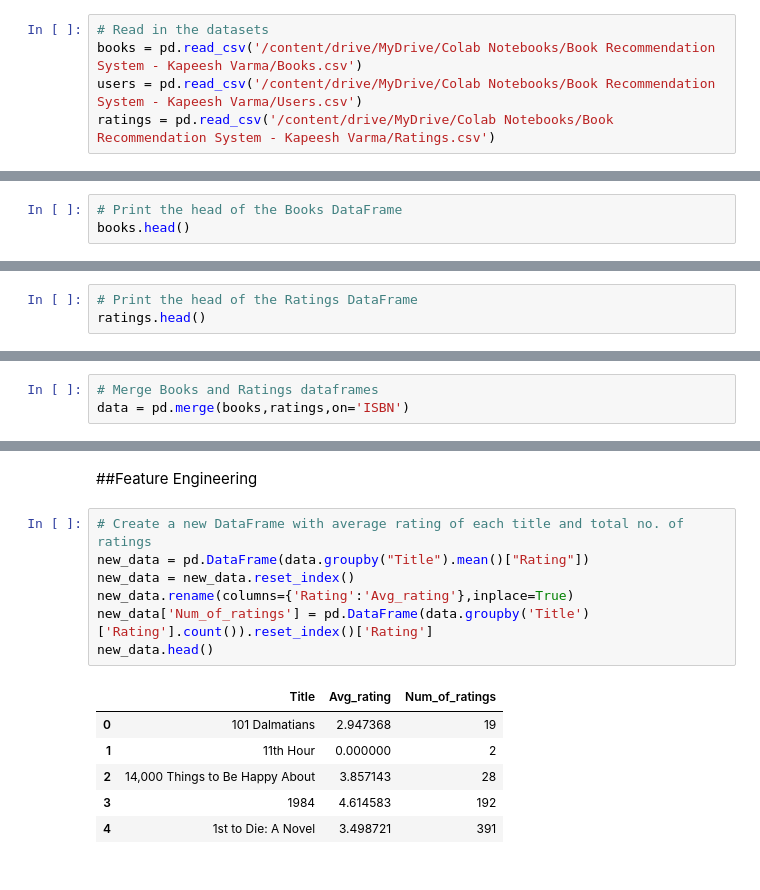
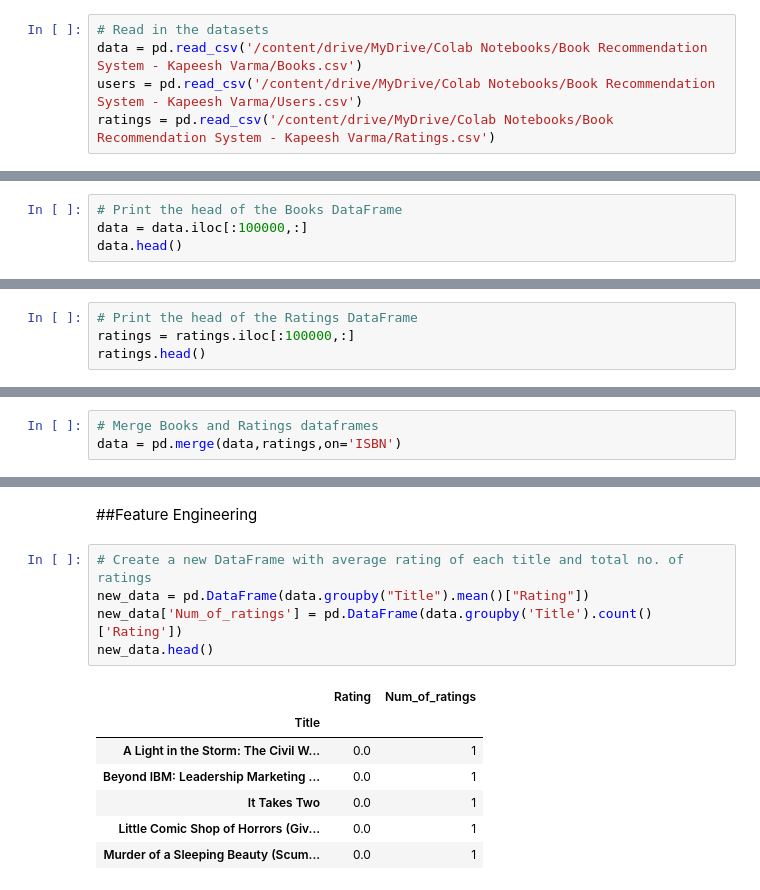
Before and after one commit to kapeeshvarma/Book-Recommendation-System, a Jupyter notebook: Book_Recommendation_System_Capstone_Project.ipynb, the cells around one changed output, grey strips where cells are left out. Saved outputs shown, nothing was run; the diff lists cells and outputs as text.

```diff
--- a/Book_Recommendation_System_Capstone_Project.ipynb
+++ b/Book_Recommendation_System_Capstone_Project.ipynb
@@ -19,14 +19,15 @@ import warnings
 warnings.filterwarnings("ignore")
 # %%
 # Read in the datasets
-books = pd.read_csv('/content/drive/MyDrive/Colab Notebooks/Book Recommendation System - Kapeesh Varma/Books.csv')
+data = pd.read_csv('/content/drive/MyDrive/Colab Notebooks/Book Recommendation System - Kapeesh Varma/Books.csv')
 users = pd.read_csv('/content/drive/MyDrive/Colab Notebooks/Book Recommendation System - Kapeesh Varma/Users.csv')
 ratings = pd.read_csv('/content/drive/MyDrive/Colab Notebooks/Book Recommendation System - Kapeesh Varma/Ratings.csv')
 # %% [markdown]
 ##Exploratory Data Analysis and Visualizations
 # %%
 # Print the head of the Books DataFrame
-books.head()
+data = data.iloc[:100000,:]
+data.head()
 # %% [output]
 |  | ISBN | Book-Title | Book-Author | Year-Of-Publication | Publisher | Image-URL-S | Image-URL-M | ... |
 | 0 | 0195153448 | Classical Mythology | Mark P. O. Morford | 2002 | Oxford University Press | http://images.amazon.com/images/P... | http://images.amazon.com/images/P... | ... |
@@ -80,5 +82,6 @@ memory usage: 6.4+ MB
 # %%
 # Print the head of the Ratings DataFrame
+ratings = ratings.iloc[:100000,:]
 ratings.head()
 # %% [output]
 |  | User-ID | ISBN | Book-Rating |
@@ -104,6 +107,6 @@ memory usage: 26.3+ MB
 # %%
 # Merge Books and Ratings dataframes
-data = pd.merge(books,ratings,on='ISBN')
+data = pd.merge(data,ratings,on='ISBN')
 # %%
 # Reindex and rename the columns of the DataFrame
 data = data.reindex(columns=["ISBN", "User-ID", "Book-Title", "Book-Author", "Year-Of-Publication", "Publisher", "Book-Rating", "Image-URL-S", "Image-URL-M", "Image-URL-L"])
@@ -131,17 +134,16 @@ px.histogram(rating_cnt,x='Rating',marginal='box',nbins=20,width=700,height=500)
 # %%
 # Create a new DataFrame with average rating of each title and total no. of ratings
 new_data = pd.DataFrame(data.groupby("Title").mean()["Rating"])
-new_data = new_data.reset_index()
-new_data.rename(columns={'Rating':'Avg_rating'},inplace=True)
-new_data['Num_of_ratings'] = pd.DataFrame(data.groupby('Title')['Rating'].count()).reset_index()['Rating']
+new_data['Num_of_ratings'] = pd.DataFrame(data.groupby('Title').count()['Rating'])
 new_data.head()
 # %% [output]
-|  | Title | Avg_rating | Num_of_ratings |
-| 0 | 101 Dalmatians | 2.947368 | 19 |
-| 1 | 11th Hour | 0.000000 | 2 |
-| 2 | 14,000 Things to Be Happy About | 3.857143 | 28 |
-| 3 | 1984 | 4.614583 | 192 |
-| 4 | 1st to Die: A Novel | 3.498721 | 391 |
+|  | Rating | Num_of_ratings |
+| Title |  |  |
+| A Light in the Storm: The Civil W... | 0.0 | 1 |
+| Beyond IBM: Leadership Marketing ... | 0.0 | 1 |
+| It Takes Two | 0.0 | 1 |
+| Little Comic Shop of Horrors (Giv... | 0.0 | 1 |
+| Murder of a Sleeping Beauty (Scum... | 0.0 | 1 |
 # %%
 # Create a pivot table with the DataFrame
 book_matrix = data.pivot_table(index="user_id", columns="Title", values="Rating")
```
Also changed, not shown: parts of 8 cells of this notebook.
